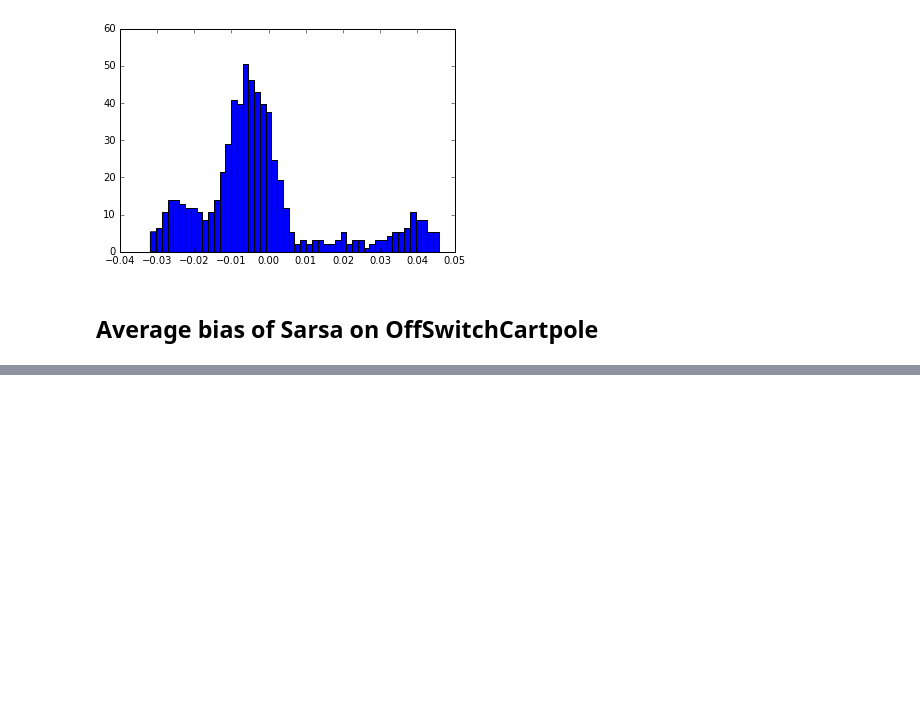
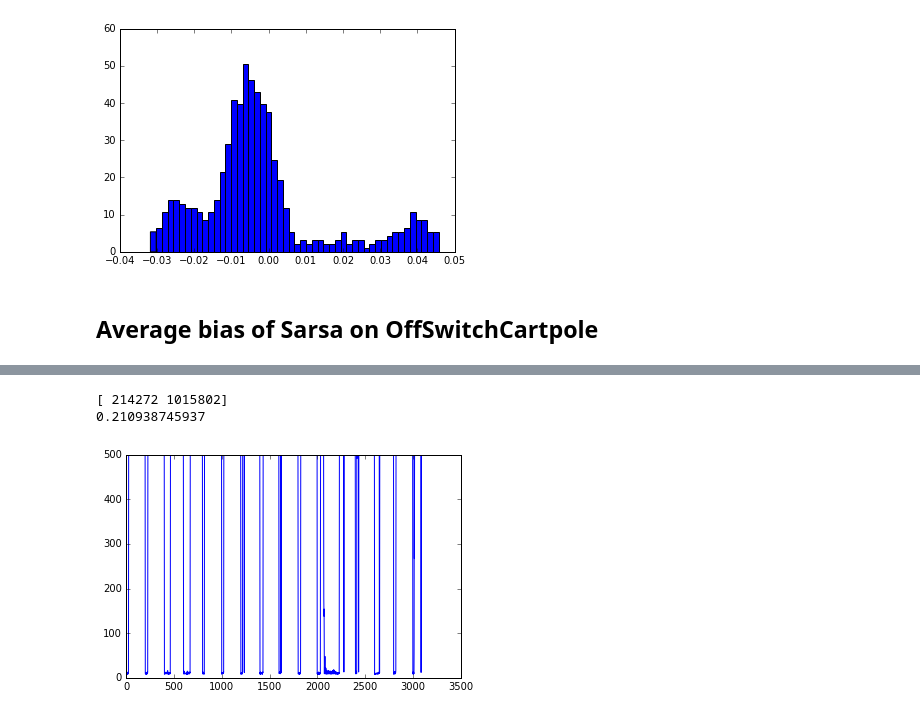
Before and after one commit to rmoehn/cartpole, a Jupyter notebook: notebooks/OffSwitchCartPole.ipynb, the cells around one changed output, grey strips where cells are left out. Cells and saved outputs as stored; diff of their text form; code cells hidden in the pictures; blank space fills up the shorter version.

```diff
--- a/notebooks/OffSwitchCartPole.ipynb
+++ b/notebooks/OffSwitchCartPole.ipynb
@@ -106,0 +122,30 @@ pyplot.show()
+# %%
+def make_uninterruptable_experience():
+    return linfa.init(lmbda=0.9,
+                        init_alpha=0.001,
+                        epsi=0.1,
+                        feature_vec=four_feature_vec,
+                        n_weights=four_n_weights,
+                        act_space=env.action_space,
+                        theta=None,
+                        is_use_alpha_bounds=True,
+                        map_obs=functools.partial(gym_tools.warning_clip_obs, ranges=state_ranges))
+
+
+def make_CartPole():
+    return gym.make("CartPole-v0")
+
+
+def ordinary_xpos(o):
+    return o[0]
+# %%
+import operator
+rewards_per_episode, lefts_rights = \
+    interruptibility.run_rewards_lefts_rights(
+        make_CartPole,
+        make_uninterruptable_experience,
+        n_procs=4,
+        n_trainings=16,
+        n_episodes=200,
+        max_steps=500,
+        xpos=ordinary_xpos)
@@ -106,0 +161,9 @@ pyplot.show()
+# %%
+print lefts_rights
+print float(lefts_rights[0])/ lefts_rights[1]
+pyplot.plot(rewards_per_episode)
+pyplot.show()
+# %% [output]
+[ 214272 1015802]
+0.210938745937
+[figure, added]
```
Also changed, not shown: parts of 7 cells of this notebook, 1 other file.
